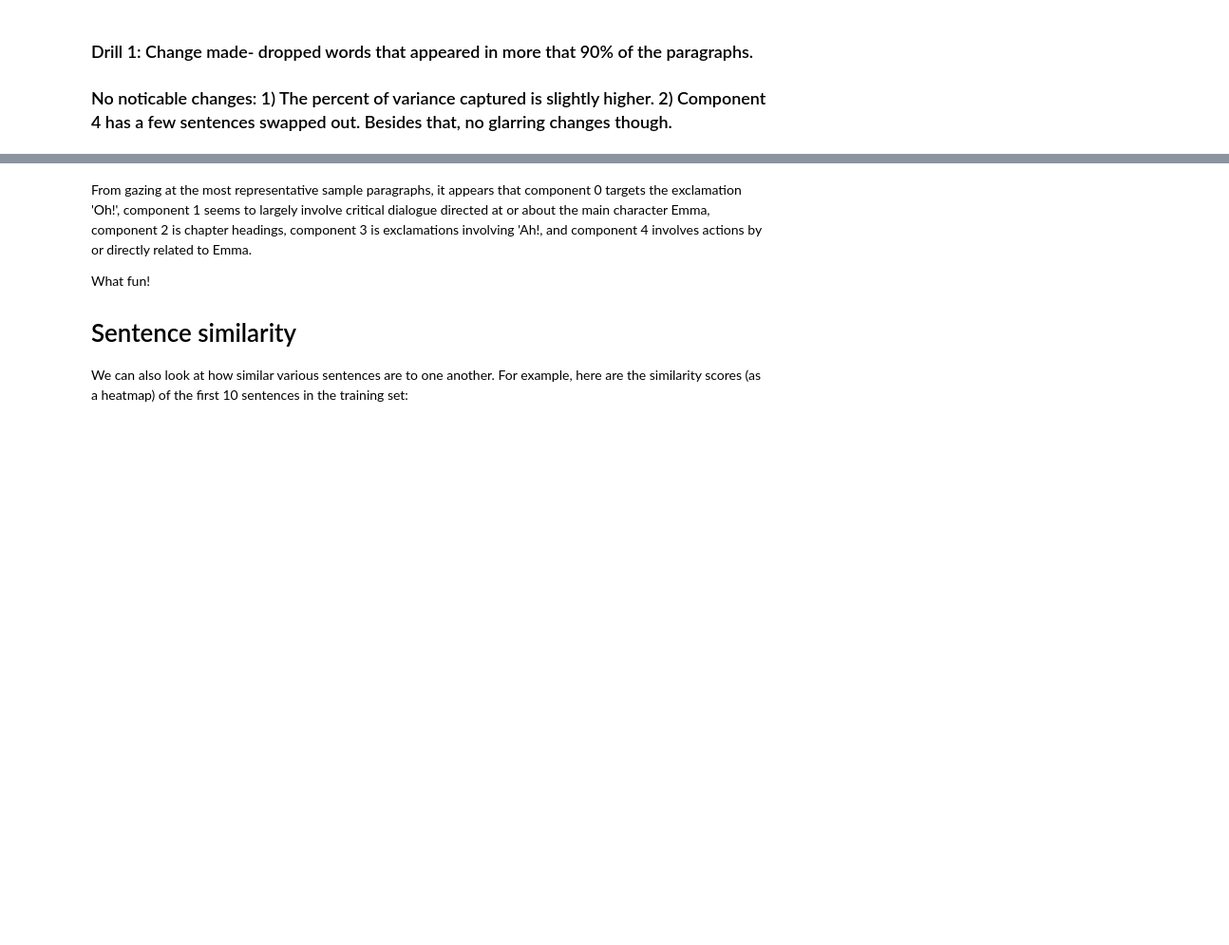
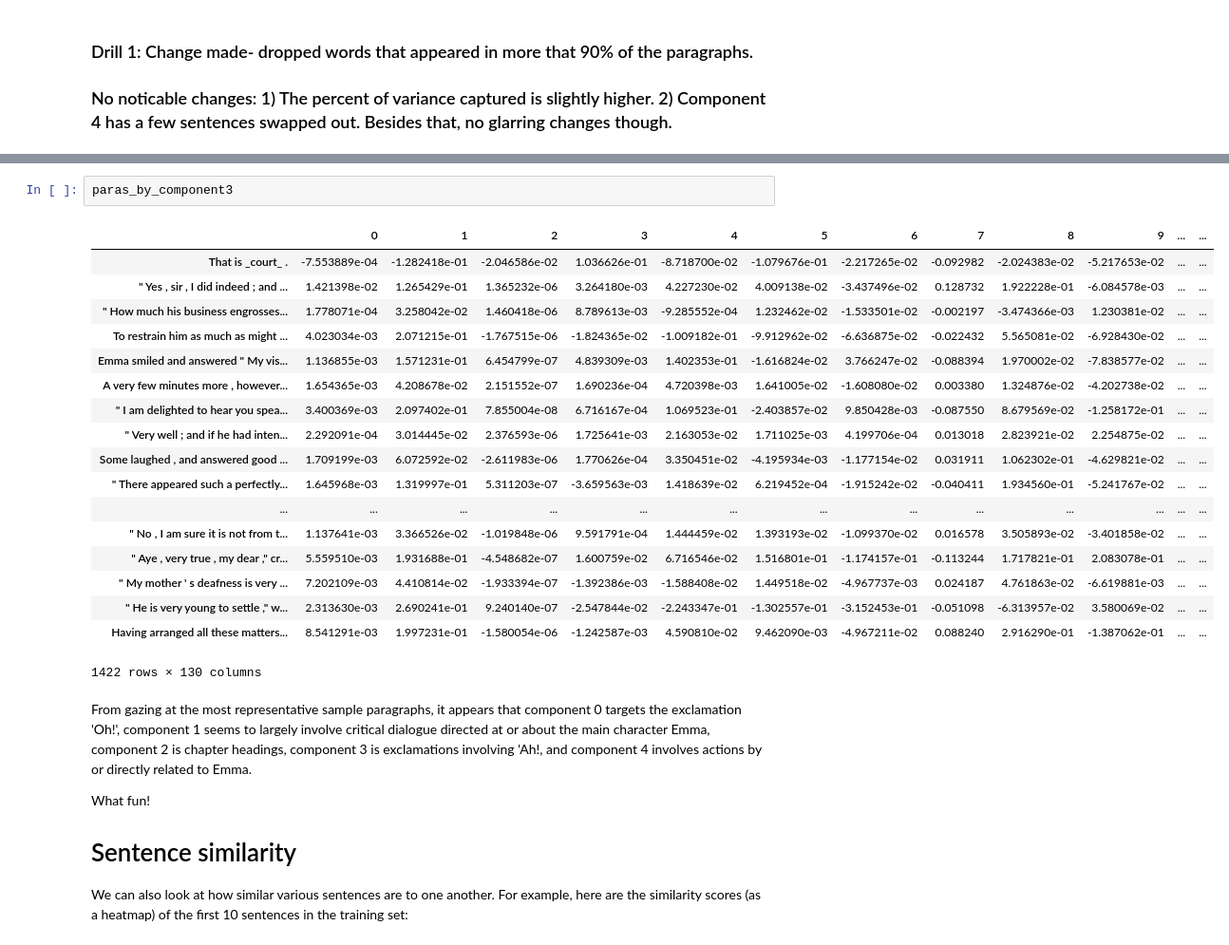
Before and after one commit to VincentG123/ThinkfulBootcamp, a Jupyter notebook: 4.4.3 Unsupervised NLP.ipynb, the cells around one changed output, grey strips where cells are left out. Shown at 95% size. Saved outputs shown, nothing was run; the diff lists cells and outputs as text; blank space fills up the shorter version.

```diff
--- a/4.4.3 Unsupervised NLP.ipynb
+++ b/4.4.3 Unsupervised NLP.ipynb
@@ -472,4 +472,25 @@ Component 0:
 Name: 4, dtype: float64
+# %%
+paras_by_component3
+# %% [output]
+|  | 0 | 1 | 2 | 3 | 4 | 5 | 6 | 7 | 8 | 9 | ... | ... |
+| That is _court_ . | -7.553889e-04 | -1.282418e-01 | -2.046586e-02 | 1.036626e-01 | -8.718700e-02 | -1.079676e-01 | -2.217265e-02 | -0.092982 | -2.024383e-02 | -5.217653e-02 | ... | ... |
+| " Yes , sir , I did indeed ; and ... | 1.421398e-02 | 1.265429e-01 | 1.365232e-06 | 3.264180e-03 | 4.227230e-02 | 4.009138e-02 | -3.437496e-02 | 0.128732 | 1.922228e-01 | -6.084578e-03 | ... | ... |
+| " How much his business engrosses... | 1.778071e-04 | 3.258042e-02 | 1.460418e-06 | 8.789613e-03 | -9.285552e-04 | 1.232462e-02 | -1.533501e-02 | -0.002197 | -3.474366e-03 | 1.230381e-02 | ... | ... |
+| To restrain him as much as might ... | 4.023034e-03 | 2.071215e-01 | -1.767515e-06 | -1.824365e-02 | -1.009182e-01 | -9.912962e-02 | -6.636875e-02 | -0.022432 | 5.565081e-02 | -6.928430e-02 | ... | ... |
+| Emma smiled and answered " My vis... | 1.136855e-03 | 1.571231e-01 | 6.454799e-07 | 4.839309e-03 | 1.402353e-01 | -1.616824e-02 | 3.766247e-02 | -0.088394 | 1.970002e-02 | -7.838577e-02 | ... | ... |
+| A very few minutes more , however... | 1.654365e-03 | 4.208678e-02 | 2.151552e-07 | 1.690236e-04 | 4.720398e-03 | 1.641005e-02 | -1.608080e-02 | 0.003380 | 1.324876e-02 | -4.202738e-02 | ... | ... |
+| " I am delighted to hear you spea... | 3.400369e-03 | 2.097402e-01 | 7.855004e-08 | 6.716167e-04 | 1.069523e-01 | -2.403857e-02 | 9.850428e-03 | -0.087550 | 8.679569e-02 | -1.258172e-01 | ... | ... |
+| " Very well ; and if he had inten... | 2.292091e-04 | 3.014445e-02 | 2.376593e-06 | 1.725641e-03 | 2.163053e-02 | 1.711025e-03 | 4.199706e-04 | 0.013018 | 2.823921e-02 | 2.254875e-02 | ... | ... |
+| Some laughed , and answered good ... | 1.709199e-03 | 6.072592e-02 | -2.611983e-06 | 1.770626e-04 | 3.350451e-02 | -4.195934e-03 | -1.177154e-02 | 0.031911 | 1.062302e-01 | -4.629821e-02 | ... | ... |
+| " There appeared such a perfectly... | 1.645968e-03 | 1.319997e-01 | 5.311203e-07 | -3.659563e-03 | 1.418639e-02 | 6.219452e-04 | -1.915242e-02 | -0.040411 | 1.934560e-01 | -5.241767e-02 | ... | ... |
+| ... | ... | ... | ... | ... | ... | ... | ... | ... | ... | ... | ... | ... |
+| " No , I am sure it is not from t... | 1.137641e-03 | 3.366526e-02 | -1.019848e-06 | 9.591791e-04 | 1.444459e-02 | 1.393193e-02 | -1.099370e-02 | 0.016578 | 3.505893e-02 | -3.401858e-02 | ... | ... |
+| " Aye , very true , my dear ," cr... | 5.559510e-03 | 1.931688e-01 | -4.548682e-07 | 1.600759e-02 | 6.716546e-02 | 1.516801e-01 | -1.174157e-01 | -0.113244 | 1.717821e-01 | 2.083078e-01 | ... | ... |
+| " My mother ' s deafness is very ... | 7.202109e-03 | 4.410814e-02 | -1.933394e-07 | -1.392386e-03 | -1.588408e-02 | 1.449518e-02 | -4.967737e-03 | 0.024187 | 4.761863e-02 | -6.619881e-03 | ... | ... |
+| " He is very young to settle ," w... | 2.313630e-03 | 2.690241e-01 | 9.240140e-07 | -2.547844e-02 | -2.243347e-01 | -1.302557e-01 | -3.152453e-01 | -0.051098 | -6.313957e-02 | 3.580069e-02 | ... | ... |
+| Having arranged all these matters... | 8.541291e-03 | 1.997231e-01 | -1.580054e-06 | -1.242587e-03 | 4.590810e-02 | 9.462090e-03 | -4.967211e-02 | 0.088240 | 2.916290e-01 | -1.387062e-01 | ... | ... |
+1422 rows × 130 columns
 # %% [markdown]
 From gazing at the most representative sample paragraphs, it appears that component 0 targets the exclamation 'Oh!', component 1 seems to largely involve critical dialogue directed at or about the main character Emma, component 2 is chapter headings, component 3 is exclamations involving 'Ah!, and component 4 involves actions by or directly related to Emma.
 
```
Also changed, not shown: parts of 5 cells of this notebook, 1 other file.
